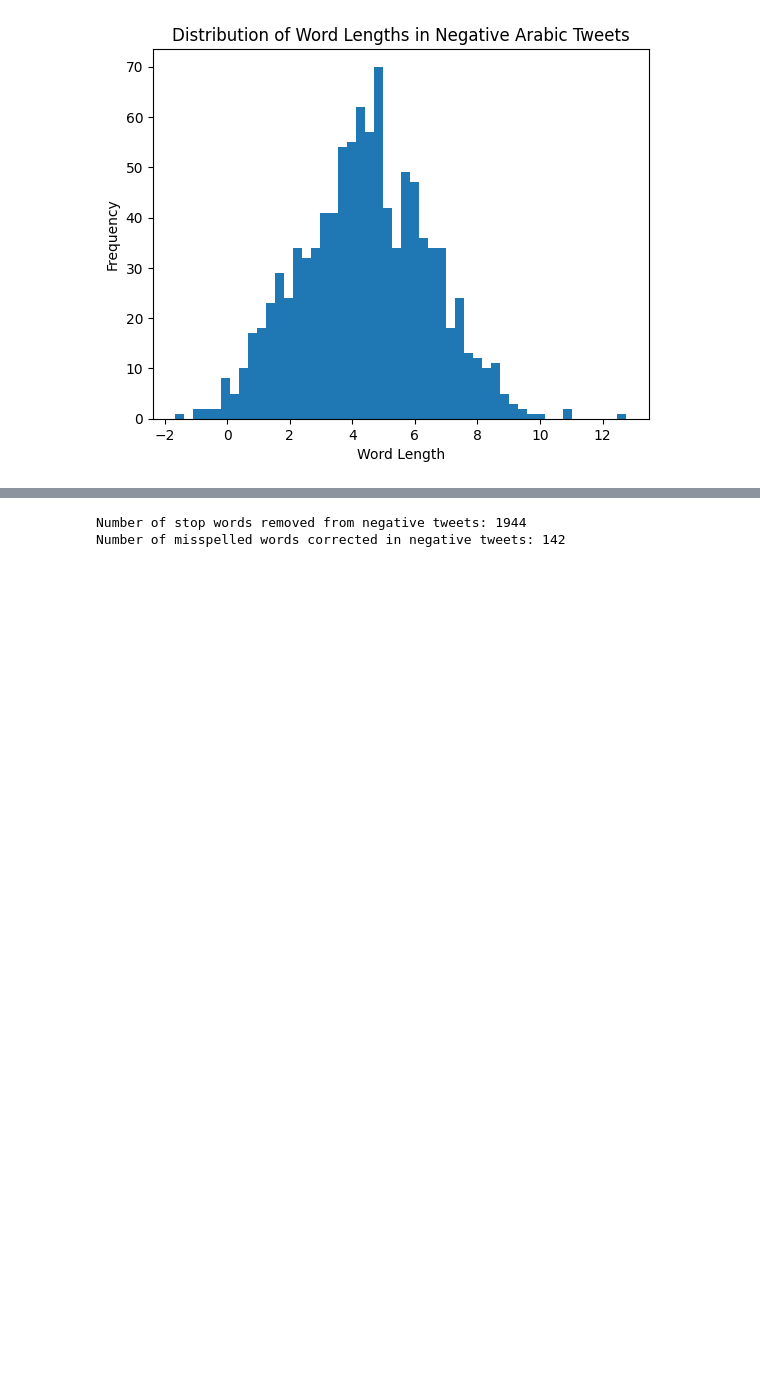
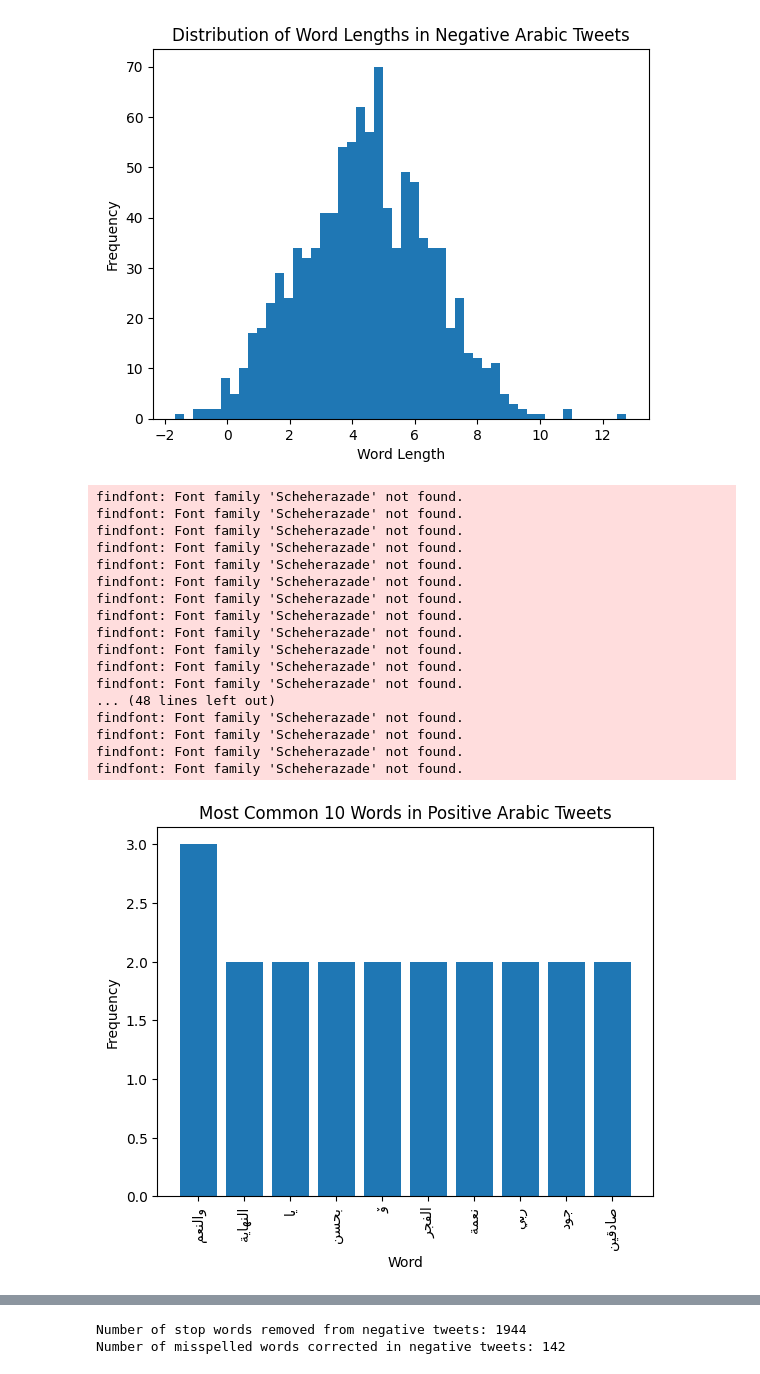
Before and after one commit to nouralgokhy/NLP, a Jupyter notebook: Team15.ipynb, the cells around one changed output, grey strips where cells are left out. Drawn from its saved outputs; the diff is of its cells as text; code cells hidden in the pictures; blank space fills up the shorter version.

```diff
--- a/Team15.ipynb
+++ b/Team15.ipynb
@@ -202,3 +203,62 @@ findfont: Font family 'Scheherazade' not found.
 findfont: Font family 'Scheherazade' not found.
 findfont: Font family 'Scheherazade' not found.
 [figure]
+# %%
+import pyarabic.araby as araby
+import matplotlib.pyplot as plt
+from collections import Counter
+from arabic_reshaper import reshape
+from bidi.algorithm import get_display
+
+
+# Define a function to extract the most common words from a string
+def most_common_words(text, num_words):
+    # Split the text into words
+    words = araby.tokenize(text)
+    # Count the frequency of each word
+    word_freq = Counter(words)
+    # Get the most common words
+    most_common = word_freq.most_common(num_words)
+    # Return the most common words and their frequencies
+    return most_common
+
+# Define the number of most common words to extract
+num_words = 10
+
+# Iterate over the sentences and extract the most common words
+common_words = []
+for sentence in text_files_pos.values():
+    common_words += most_common_words(sentence, num_words)
+
+# Convert the list of most common words into a dictionary
+word_freq = dict(common_words)
+
+# Sort the dictionary by value in descending order and slice to only contain the top 10 words and their frequencies
+word_freq = dict(sorted(word_freq.items(), key=lambda x: x[1], reverse=True)[:10])
+
+# Plot a bar chart of the most common words
+plt.bar(range(len(word_freq)), list(word_freq.values()), align='center')
+plt.xticks(range(len(word_freq)), [get_display(reshape(word)) for word in word_freq.keys()], rotation=90)
+plt.xlabel('Word')
+plt.ylabel('Frequency')
+plt.title(f'Most Common {num_words} Words in Positive Arabic Tweets')
+plt.show()
+# %% [output]
+findfont: Font family 'Scheherazade' not found.
+findfont: Font family 'Scheherazade' not found.
+findfont: Font family 'Scheherazade' not found.
+findfont: Font family 'Scheherazade' not found.
+findfont: Font family 'Scheherazade' not found.
+findfont: Font family 'Scheherazade' not found.
+findfont: Font family 'Scheherazade' not found.
+findfont: Font family 'Scheherazade' not found.
+findfont: Font family 'Scheherazade' not found.
+findfont: Font family 'Scheherazade' not found.
+findfont: Font family 'Scheherazade' not found.
+findfont: Font family 'Scheherazade' not found.
+... (48 lines left out)
+findfont: Font family 'Scheherazade' not found.
+findfont: Font family 'Scheherazade' not found.
+findfont: Font family 'Scheherazade' not found.
+findfont: Font family 'Scheherazade' not found.
+[figure, added]
```
Also changed, not shown: parts of 7 cells of this notebook.
